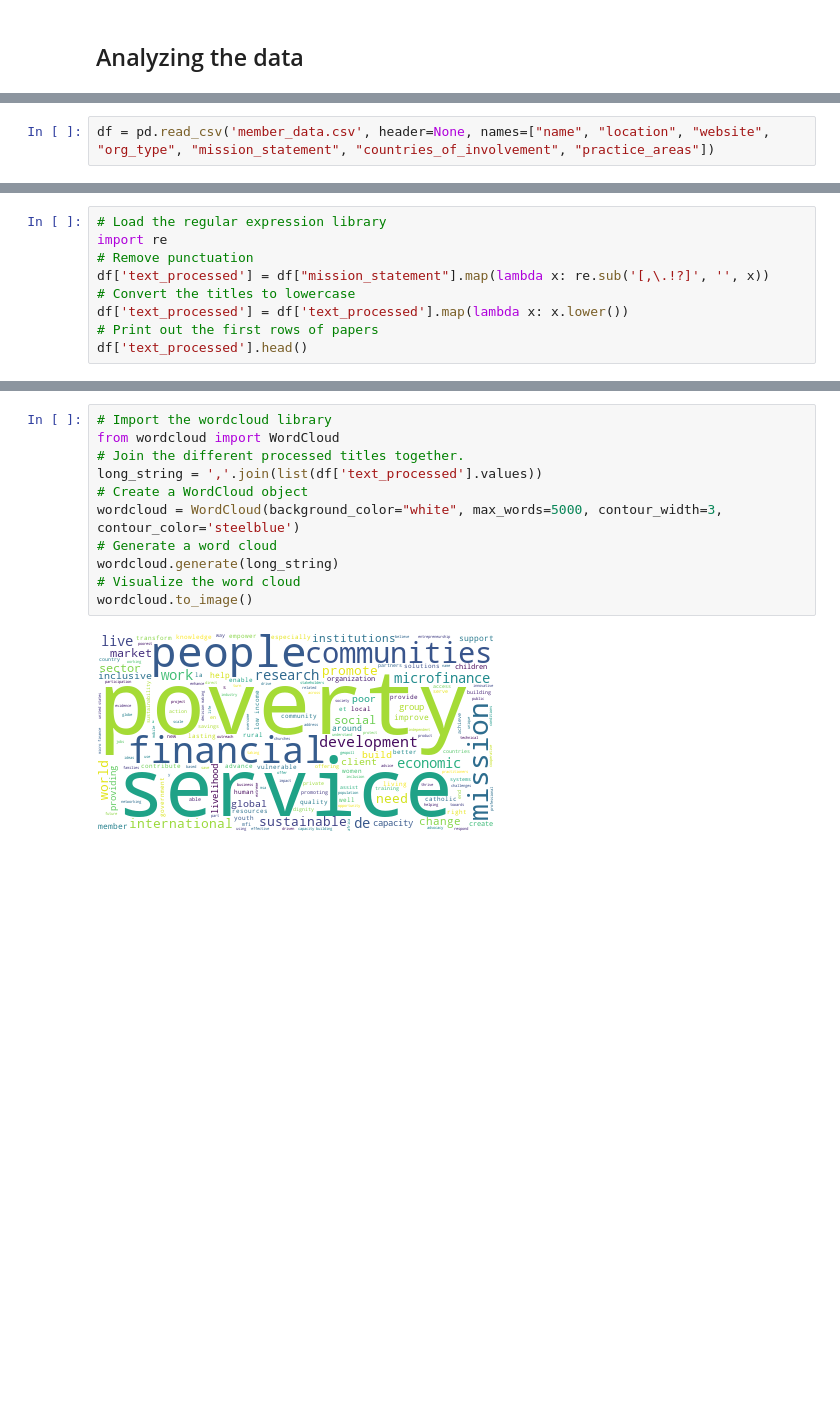
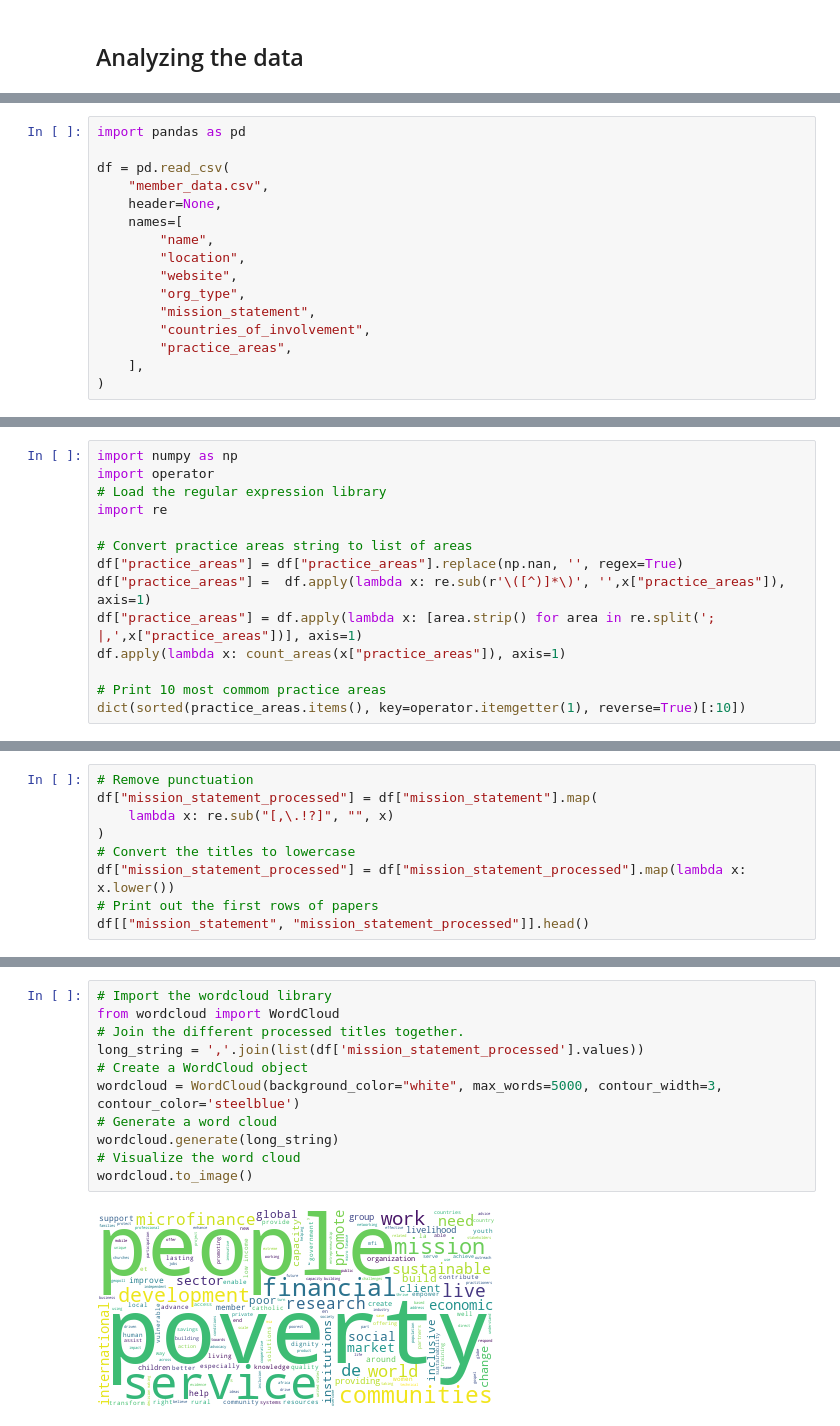
Before and after one commit to albertodiazdurana/Web-scrapping_NLP_topic-analysis-1a, a Jupyter notebook: IandEStudy.ipynb, the cells around one changed output, grey strips where cells are left out. Cells and saved outputs as stored; diff of their text form; blank space fills up the shorter version.

Commit message:
Add descriptions and areas analysis

```diff
--- a/IandEStudy.ipynb
+++ b/IandEStudy.ipynb
@@ -108,2 +103,16 @@ for member in data :
 # %%
-df = pd.read_csv('member_data.csv', header=None, names=["name", "location", "website", "org_type", "mission_statement", "countries_of_involvement", "practice_areas"])
+import pandas as pd
+
+df = pd.read_csv(
+    "member_data.csv",
+    header=None,
+    names=[
+        "name",
+        "location",
+        "website",
+        "org_type",
+        "mission_statement",
+        "countries_of_involvement",
+        "practice_areas",
+    ],
+)
@@ -124,0 +152,14 @@ df.head(10)
+# %%
+import numpy as np
+import operator
+# Load the regular expression library
+import re
+
+# Convert practice areas string to list of areas
+df["practice_areas"] = df["practice_areas"].replace(np.nan, '', regex=True)
+df["practice_areas"] =  df.apply(lambda x: re.sub(r'\([^)]*\)', '',x["practice_areas"]), axis=1)
+df["practice_areas"] = df.apply(lambda x: [area.strip() for area in re.split('; |,',x["practice_areas"])], axis=1)
+df.apply(lambda x: count_areas(x["practice_areas"]), axis=1)
+
+# Print 10 most commom practice areas
+dict(sorted(practice_areas.items(), key=operator.itemgetter(1), reverse=True)[:10])
@@ -125,10 +181,10 @@ df.head(10)
 # %%
-# Load the regular expression library
-import re
 # Remove punctuation
-df['text_processed'] = df["mission_statement"].map(lambda x: re.sub('[,\.!?]', '', x))
+df["mission_statement_processed"] = df["mission_statement"].map(
+    lambda x: re.sub("[,\.!?]", "", x)
+)
 # Convert the titles to lowercase
-df['text_processed'] = df['text_processed'].map(lambda x: x.lower())
+df["mission_statement_processed"] = df["mission_statement_processed"].map(lambda x: x.lower())
 # Print out the first rows of papers
-df['text_processed'].head()
+df[["mission_statement", "mission_statement_processed"]].head()
 # %% [output]
@@ -141,13 +201,13 @@ Name: text_processed, dtype: object
 # %%
 # Import the wordcloud library
 from wordcloud import WordCloud
 # Join the different processed titles together.
-long_string = ','.join(list(df['text_processed'].values))
+long_string = ','.join(list(df['mission_statement_processed'].values))
 # Create a WordCloud object
 wordcloud = WordCloud(background_color="white", max_words=5000, contour_width=3, contour_color='steelblue')
 # Generate a word cloud
 wordcloud.generate(long_string)
 # Visualize the word cloud
 wordcloud.to_image()
 # %% [output]
-[figure, old version]
+[figure, new version]
```
Also changed, not shown: parts of 37 cells of this notebook.
